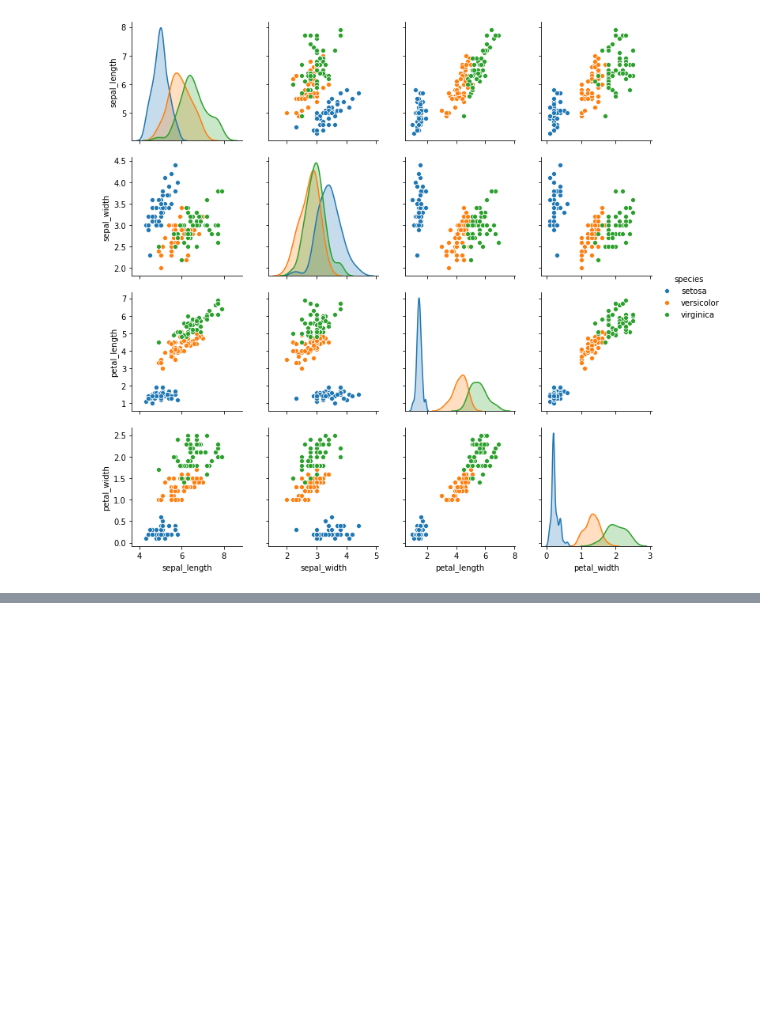
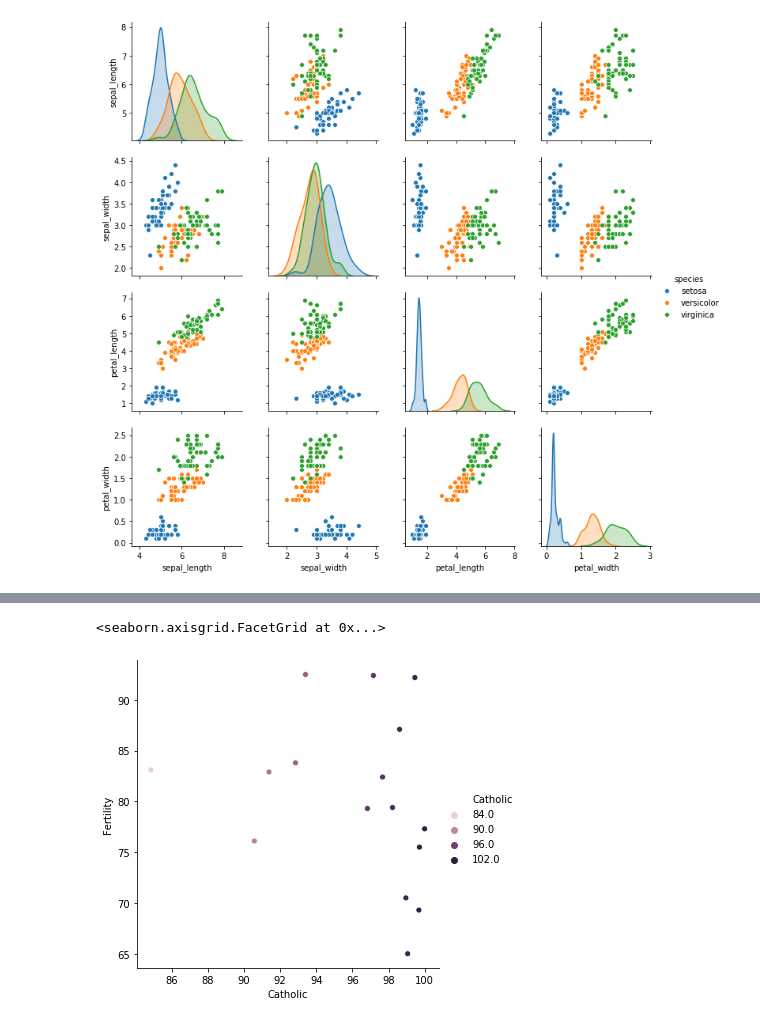
Before and after one commit to yvonneking1/python-exercises, a Jupyter notebook: 4.8.5_seaborn_exercises.ipynb, the cells around one changed output, grey strips where cells are left out. Saved outputs shown, nothing was run; the diff lists cells and outputs as text; code cells hidden in the pictures; blank space fills up the shorter version.

```diff
--- a/4.8.5_seaborn_exercises.ipynb
+++ b/4.8.5_seaborn_exercises.ipynb
@@ -48,0 +112,2 @@ sns.pairplot(iris, hue="species")
+# %%
+swiss = data('swiss')
@@ -48,0 +128,2 @@ sns.pairplot(iris, hue="species")
+# %%
+is_catholic = swiss.Catholic >= 75
@@ -48,0 +150,5 @@ sns.pairplot(iris, hue="species")
+# %%
+sns.relplot(data=swiss, y='Fertility', x="Catholic", hue=swiss.Catholic[is_catholic])
+# %% [output]
+<seaborn.axisgrid.FacetGrid at 0x...>
+[figure, added]
```
Also changed, not shown: parts of 27 cells of this notebook.
